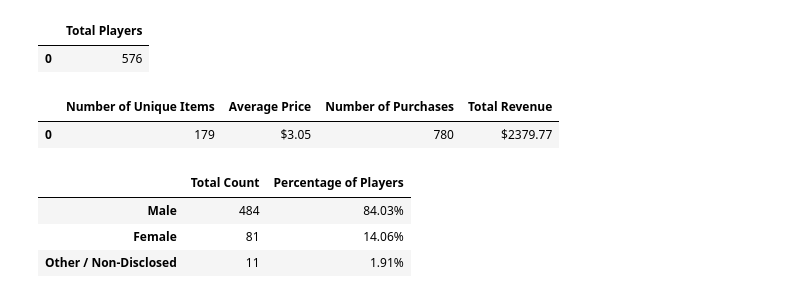
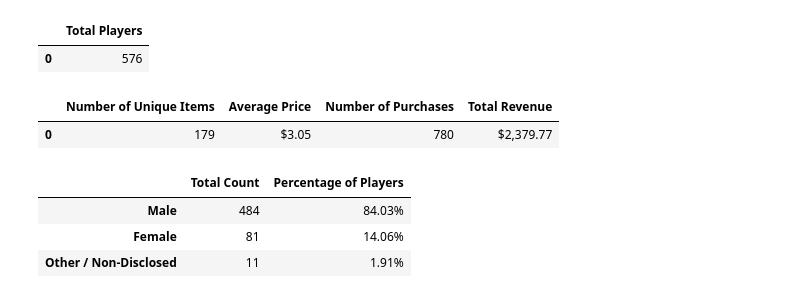
Before and after one commit to NoumenalAglet/pandas-challenge, a Jupyter notebook: HeroesOfPymoli/HeroesOfPymoli.ipynb, the cells around one changed output. Drawn from its saved outputs; the diff is of its cells as text; code cells hidden in the pictures.

```diff
--- a/HeroesOfPymoli/HeroesOfPymoli.ipynb
+++ b/HeroesOfPymoli/HeroesOfPymoli.ipynb
@@ -21,31 +23,29 @@ total_players_df
 # %%
 ### Purchasing Analysis Total ###
 # Item ID
-no_unique_items = len(pdata["Item ID"].value_counts())
+no_unique_items = pdata["Item ID"].nunique()
 
 # Average Purchase Price, fomatted
 sum_of_price = pdata["Price"].sum()
 no_of_sales = pdata["Price"].count()
 avg_purchase_price = sum_of_price / no_of_sales
-avg_purchase_price = '$' + str(avg_purchase_price.round(decimals=2))
 
 # Total Number of Purchases
 no_purchase_ids = pdata["Purchase ID"].count()
 
-# Total Revenue -defined above as sum_of_price, formatted
-sum_of_price = '$' + str(sum_of_price.round(decimals=2))
-
-# Create new dataframe and display aligned to left
+# Create new dataframe and format
 purchasing_analysis_total_df = pd.DataFrame ({
     "Number of Unique Items":[no_unique_items],
     "Average Price":[avg_purchase_price],
     "Number of Purchases":[no_purchase_ids],
     "Total Revenue":[sum_of_price]
     })
+purchasing_analysis_total_df["Average Price"] = purchasing_analysis_total_df["Average Price"].map("${:,.2f}".format)
+purchasing_analysis_total_df["Total Revenue"] = purchasing_analysis_total_df["Total Revenue"].map("${:,.2f}".format)
 purchasing_analysis_total_df = purchasing_analysis_total_df.style.set_properties(**{'text-align': 'left'})
 purchasing_analysis_total_df
 # %% [output]
 |  | Number of Unique Items | Average Price | Number of Purchases | Total Revenue |
-| 0 | 179 | $3.05 | 780 | $2379.77 |
+| 0 | 179 | $3.05 | 780 | $2,379.77 |
 # %%
 ### Gender Demographics ###
```
Also changed, not shown: parts of 3 cells of this notebook, 1 other file.
